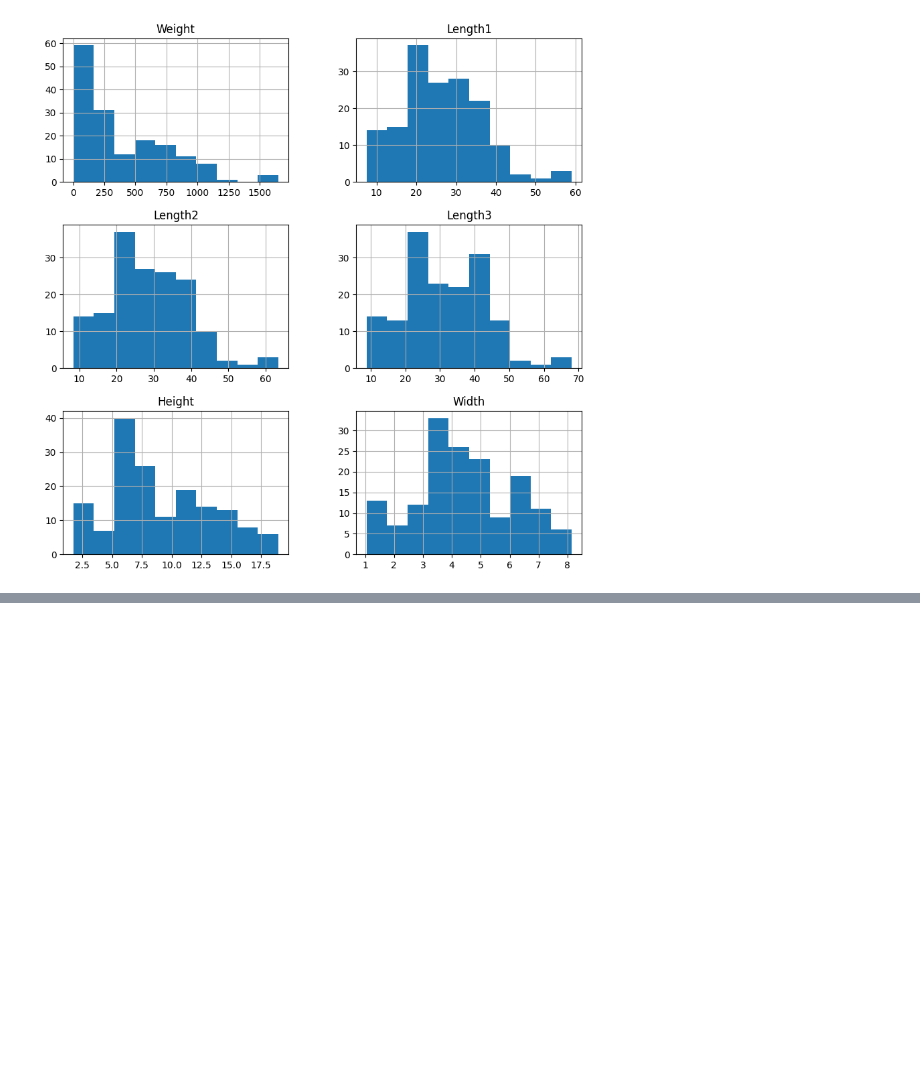
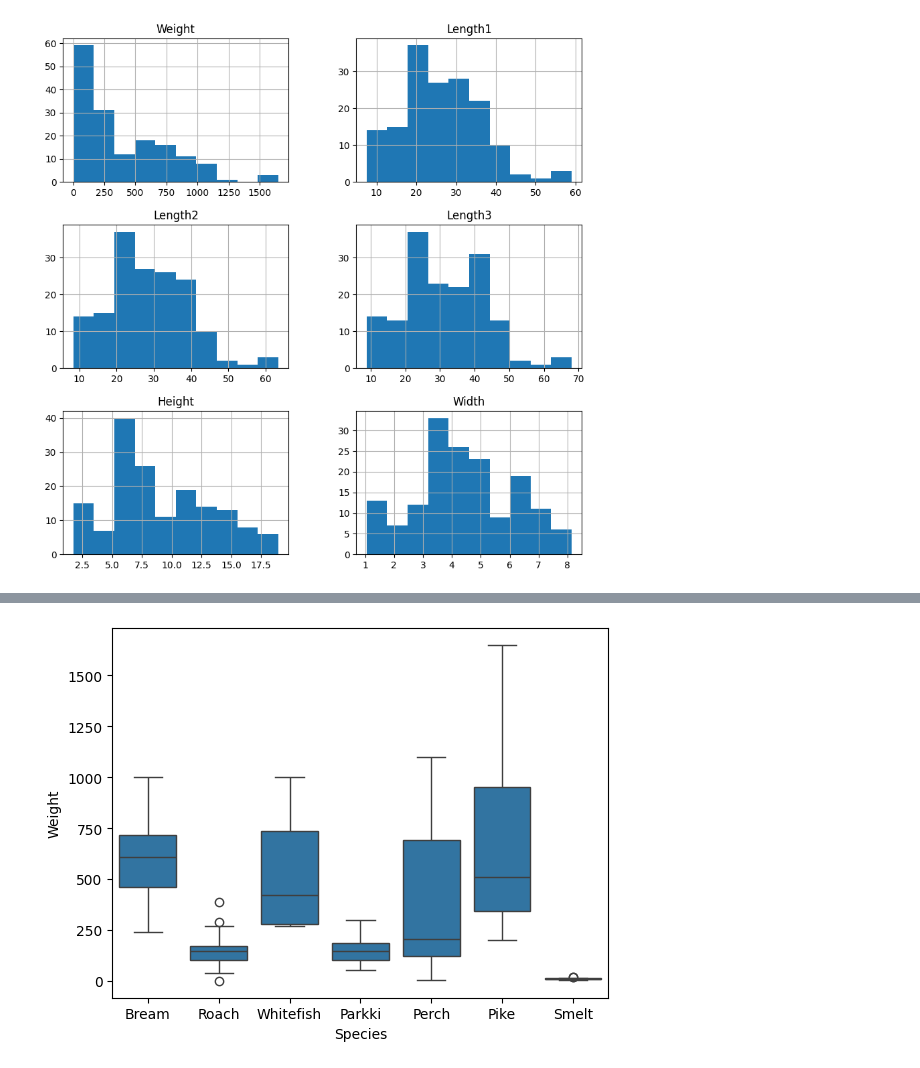
Before and after one commit to fehimecapar/Data-Science-For-Decision-Support, a Jupyter notebook: assignment1.ipynb, the cells around one changed output, grey strips where cells are left out. Saved outputs shown, nothing was run; the diff lists cells and outputs as text; code cells hidden in the pictures; blank space fills up the shorter version.

```diff
--- a/assignment1.ipynb
+++ b/assignment1.ipynb
@@ -144,0 +303,6 @@ plt.show()
+# %%
+# Categorical features -- Outliars
+sns.boxplot(x="Species", y=Y.name, data = reg_data)
+plt.show()
+# %% [output]
+[figure, added]
```
Also changed, not shown: parts of 30 cells of this notebook.
